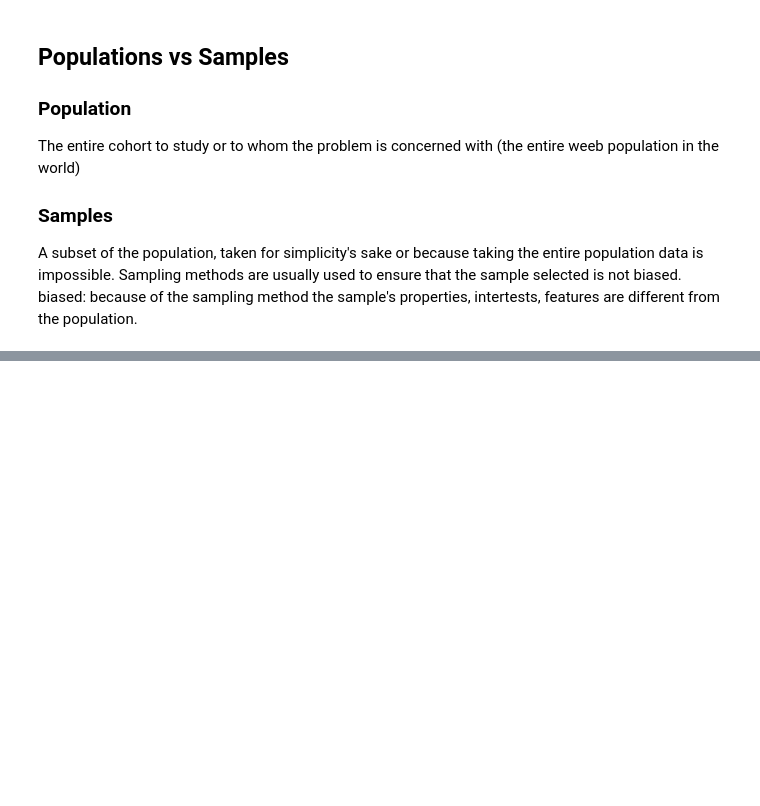
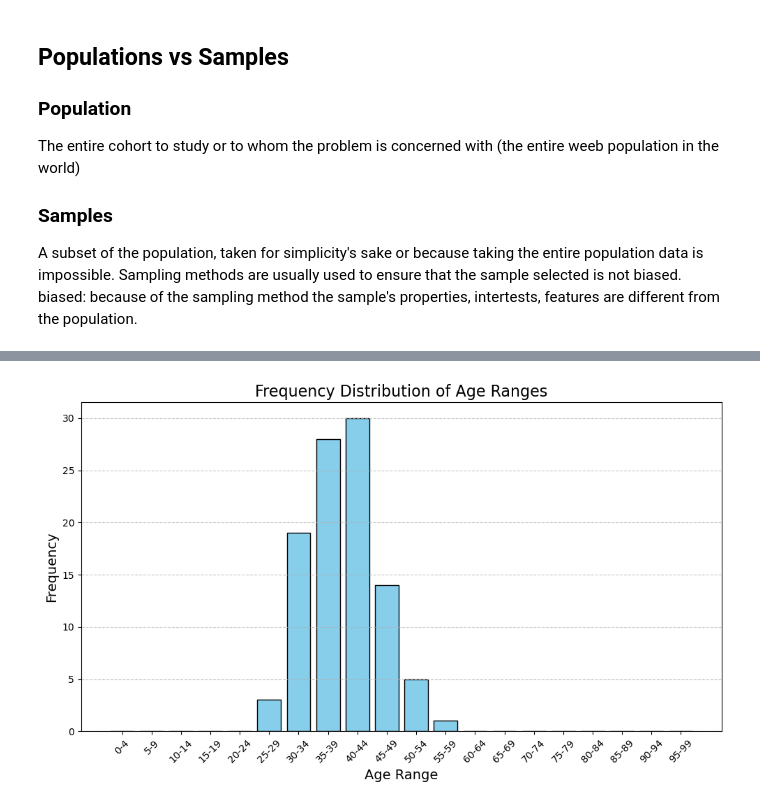
Before and after one commit to santiago20342/python-coruse, a Jupyter notebook: Projects/analysis/exploration.ipynb, the cells around one changed output, grey strips where cells are left out. Saved outputs shown, nothing was run; the diff lists cells and outputs as text; code cells hidden in the pictures; blank space fills up the shorter version.

```diff
--- a/Projects/analysis/exploration.ipynb
+++ b/Projects/analysis/exploration.ipynb
@@ -64,0 +89,15 @@ Frequency Distribution Table:
+# %%
+# Generate a sample of 100 values
+sample = np.random.normal(loc=40, scale=5, size=100)
+print(sample)
+
+# Create bins for age ranges with 5-year intervals
+bins = np.arange(0, 101, 5)
+labels = [f"{bins[i]}-{bins[i+1]-1}" for i in range(len(bins)-1)]
+
+# Create a frequency table for the age ranges
+age_range_freq_table = pd.cut(sample, bins=bins, labels=labels, right=False).value_counts().sort_index().reset_index()
+age_range_freq_table.columns = ['Age Range', 'Frequency']
+
+print("Frequency Table of Age Ranges (5 years):")
+print(age_range_freq_table)
@@ -64,0 +122,15 @@ Frequency Distribution Table:
+# %%
+import matplotlib.pyplot as plt
+
+# Bar plot for age range frequency
+plt.figure(figsize=(10, 6))
+plt.bar(age_range_freq_table['Age Range'], age_range_freq_table['Frequency'], color='skyblue', edgecolor='black')
+plt.title('Frequency Distribution of Age Ranges', fontsize=16)
+plt.xlabel('Age Range', fontsize=14)
+plt.ylabel('Frequency', fontsize=14)
+plt.xticks(rotation=45)
+plt.grid(axis='y', linestyle='--', alpha=0.7)
+plt.tight_layout()
+plt.show()
+# %% [output]
+[figure, added]
```
Also changed, not shown: parts of 13 cells of this notebook, 1 other file.
